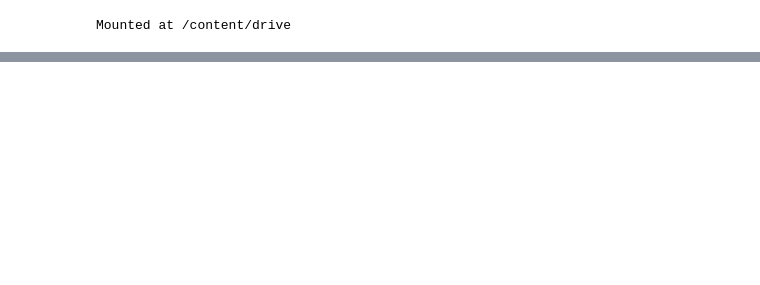
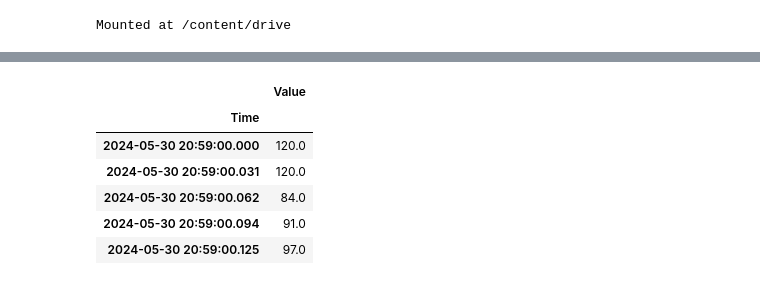
Before and after one commit to Nikhil-Rao-789/Ai-for-heath, a Jupyter notebook: Scripts/vis.ipynb, the cells around one changed output, grey strips where cells are left out. Saved outputs shown, nothing was run; the diff lists cells and outputs as text; code cells hidden in the pictures; blank space fills up the shorter version.

```diff
--- a/Scripts/vis.ipynb
+++ b/Scripts/vis.ipynb
@@ -68,0 +93,10 @@ df.head(20)
+# %%
+dfFlow.head(5)
+# %% [output]
+|  | Value |
+| Time |  |
+| 2024-05-30 20:59:00.000 | 120.0 |
+| 2024-05-30 20:59:00.031 | 120.0 |
+| 2024-05-30 20:59:00.062 | 84.0 |
+| 2024-05-30 20:59:00.094 | 91.0 |
+| 2024-05-30 20:59:00.125 | 97.0 |
```
Also changed, not shown: parts of 16 cells of this notebook.
